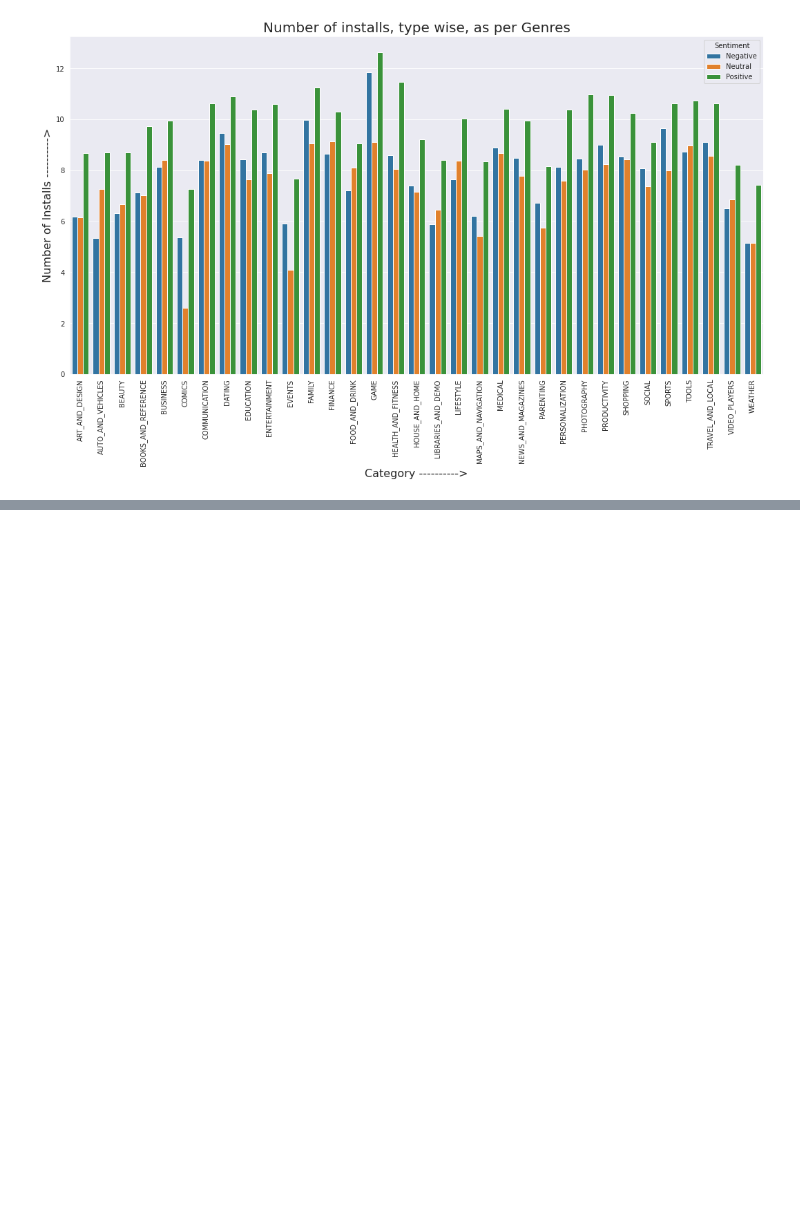
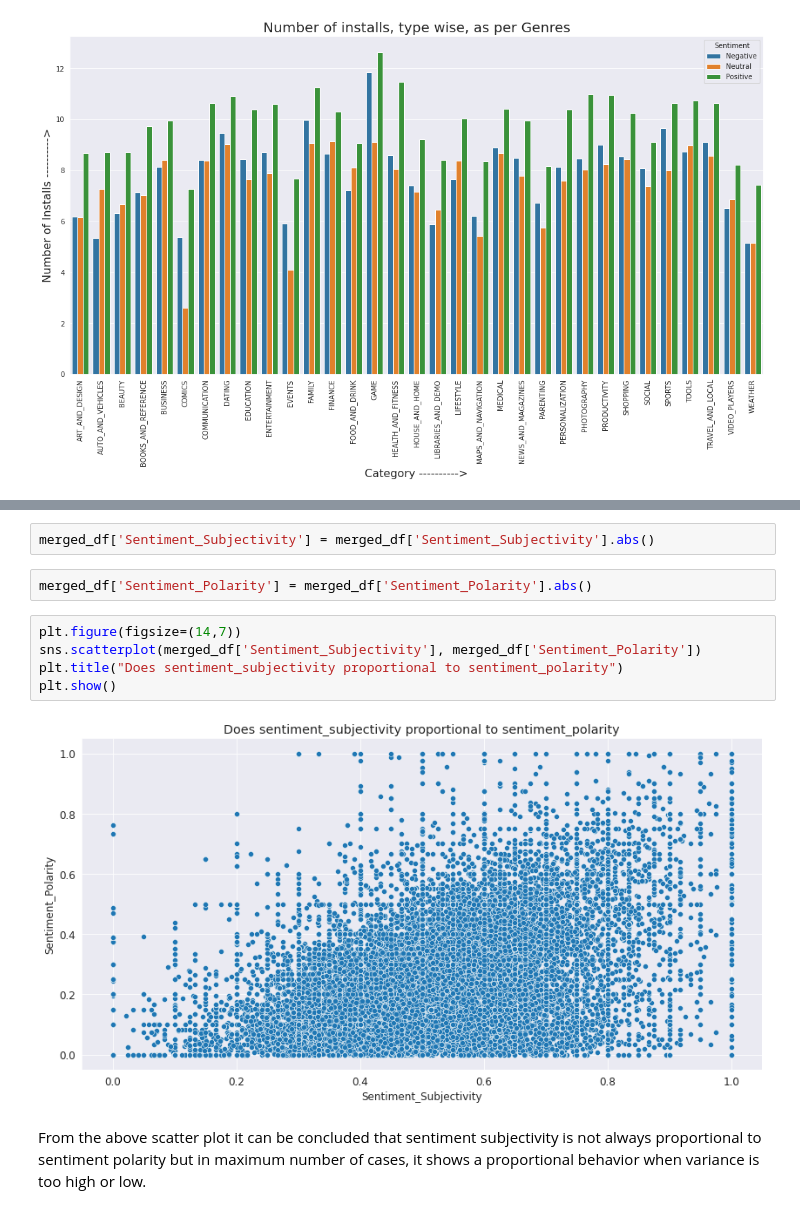
Before and after one commit to anupstar100/Google-Play-Store-App-Review-EDA-, a Jupyter notebook: Play_Store_App_Review_Analysis_Capstone_Project.ipynb, the cells around one changed output, grey strips where cells are left out. Cells and saved outputs as stored; diff of their text form; blank space fills up the shorter version.

```diff
--- a/Play_Store_App_Review_Analysis_Capstone_Project.ipynb
+++ b/Play_Store_App_Review_Analysis_Capstone_Project.ipynb
@@ -688,0 +730,13 @@ plt.show()
+# %%
+merged_df['Sentiment_Subjectivity'] = merged_df['Sentiment_Subjectivity'].abs()
+# %%
+merged_df['Sentiment_Polarity'] = merged_df['Sentiment_Polarity'].abs()
+# %%
+plt.figure(figsize=(14,7))
+sns.scatterplot(merged_df['Sentiment_Subjectivity'], merged_df['Sentiment_Polarity'])
+plt.title("Does sentiment_subjectivity proportional to sentiment_polarity")
+plt.show()
+# %% [output]
+[figure, added]
+# %% [markdown]
+From the above scatter plot it can be concluded that sentiment subjectivity is not always proportional to sentiment polarity but in maximum number of cases, it shows a proportional behavior when variance is too high or low.
```
Also changed, not shown: parts of 10 cells of this notebook.
